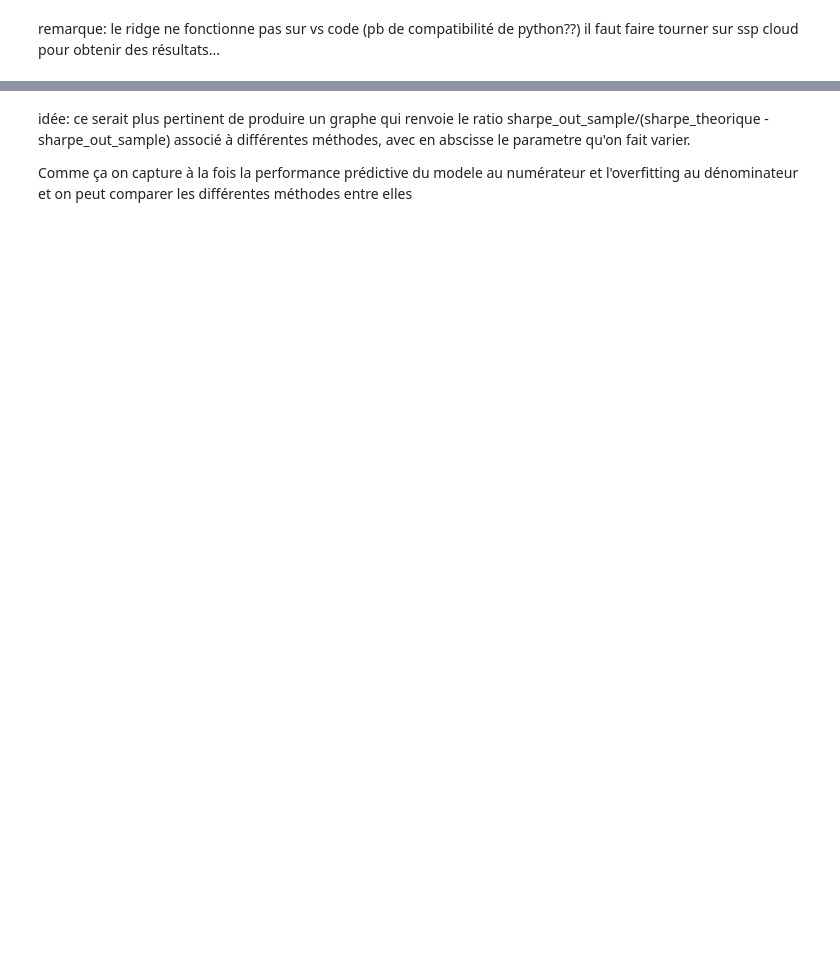
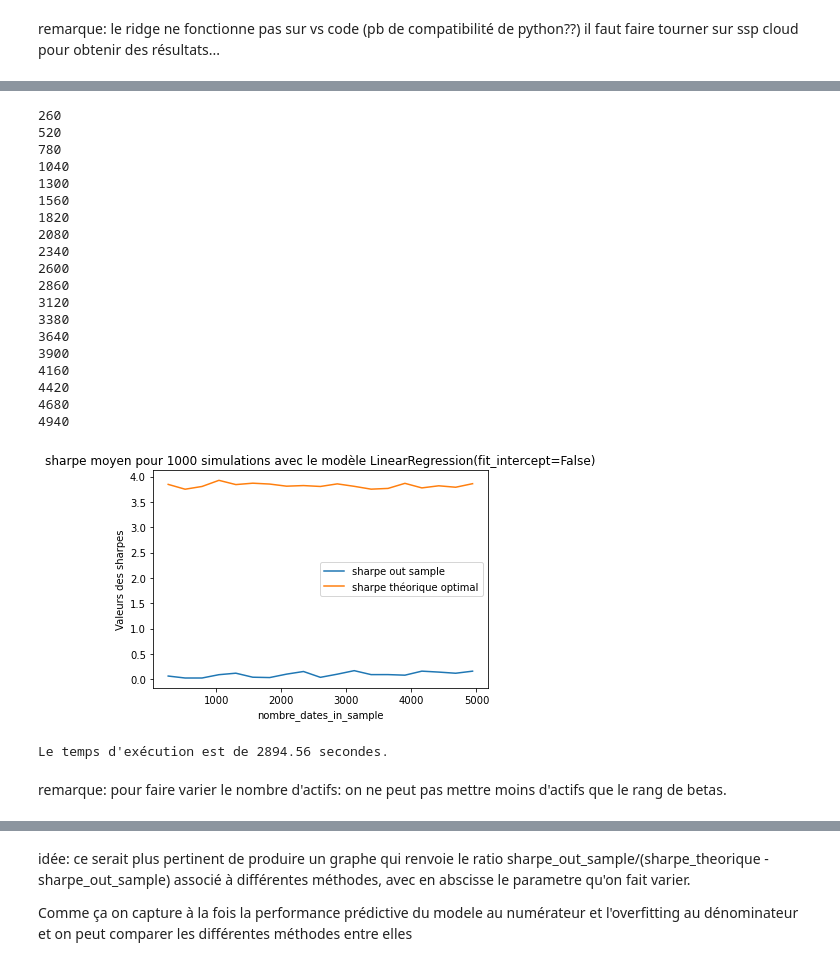
Before and after one commit to PyTomSss/StatApp_M1_ENSAE, a Jupyter notebook: Brouillon_Jean-Lou/modele avec signaux fonctions.ipynb, the cells around one changed output, grey strips where cells are left out. Saved outputs shown, nothing was run; the diff lists cells and outputs as text; code cells hidden in the pictures; blank space fills up the shorter version.

```diff
--- a/Brouillon_Jean-Lou/modele avec signaux fonctions.ipynb
+++ b/Brouillon_Jean-Lou/modele avec signaux fonctions.ipynb
@@ -420,0 +447,42 @@ NameError: name 'jolis_graphiques' is not defined
+# %%
+jolis_graphiques(modele=LinearRegression(fit_intercept=False),
+                 nom_graphe='RegLin - sharpe en fonction de nb dates in sample - 1000 simus - 40 actifs',
+                 parametre_en_abscisse='nombre_dates_in_sample',
+                 min_abscisse=260,
+                 max_abscisse=260*20,
+                 pas=260,
+                 nb_simus=1000,
+                 nb_signals=100,
+                 nb_dates_in_sample=1300,
+                 nb_dates_out_sample=260,
+                 nb_assets=40,
+                 vol_assets=0.2/16,
+                 correl_assets=0.8,
+                 vol_signals=0.2/16,
+                 correl_signals=0.8,
+                 signal_to_noise=0.001,
+                 rank_betas=5)
+# %% [output]
+260
+520
+780
+1040
+1300
+1560
+1820
+2080
+2340
+2600
+2860
+3120
+3380
+3640
+3900
+4160
+4420
+4680
+4940
+[figure, added]
+Le temps d'exécution est de 2894.56 secondes.
+# %% [markdown]
+remarque: pour faire varier le nombre d'actifs: on ne peut pas mettre moins d'actifs que le rang de betas.
```
Also changed, not shown: parts of 11 cells of this notebook.
